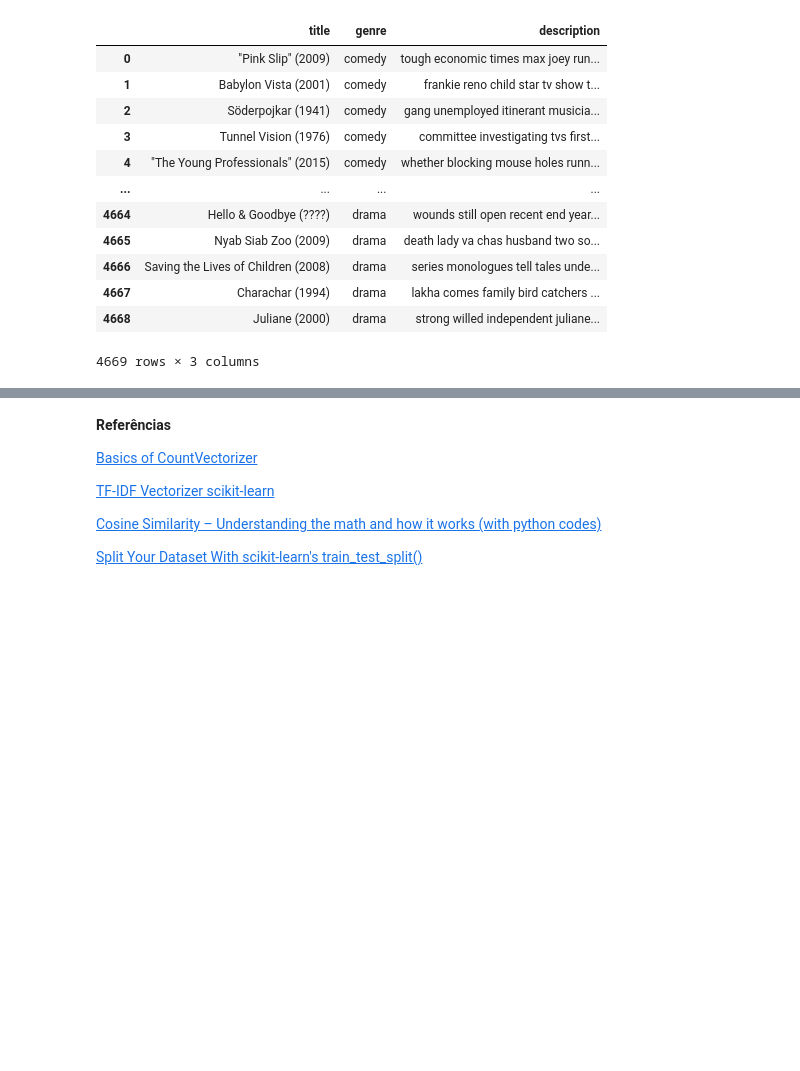
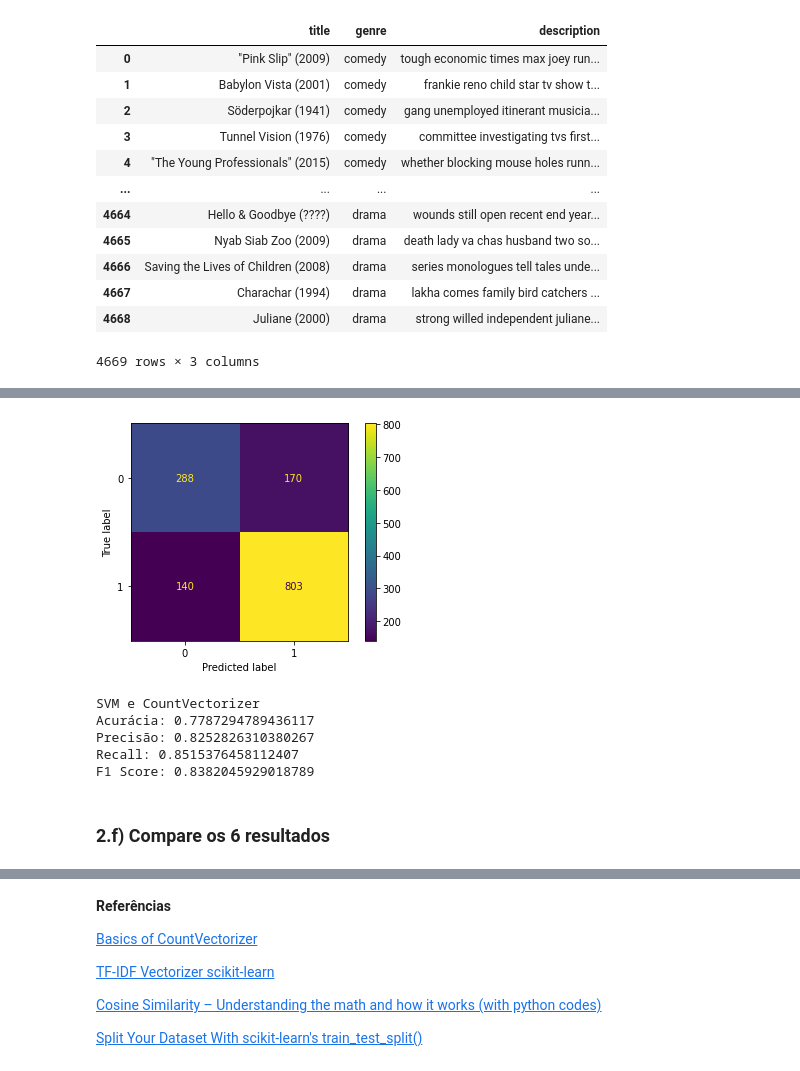
Before and after one commit to audreyemmely/natural-language-processing, a Jupyter notebook: pln_lista3.ipynb, the cells around one changed output, grey strips where cells are left out. Saved outputs shown, nothing was run; the diff lists cells and outputs as text; code cells hidden in the pictures; blank space fills up the shorter version.

```diff
--- a/pln_lista3.ipynb
+++ b/pln_lista3.ipynb
@@ -271,0 +365,25 @@ SVM, Redes neurais, LSTM
+# %%
+# SVM com countvectorizer
+
+cl_svm = LinearSVC().fit(count_X_train.toarray(), count_y_train)
+count_y_pred_svm = cl_svm.predict(count_X_test.toarray())
+# %%
+plot_confusion_matrix(cl_svm, count_X_test.toarray(), count_y_test)
+plt.show()
+# %% [output]
+[figure, added]
+# %%
+accuracy_svm_count = accuracy_score(count_y_test, count_y_pred_svm)
+precision_svm_count = precision_score(count_y_test, count_y_pred_svm)
+recall_svm_count = recall_score(count_y_test, count_y_pred_svm)
+f1_svm_count = f1_score(count_y_test, count_y_pred_svm)
+
+print("SVM e CountVectorizer\nAcurácia: {}\nPrecisão: {}\nRecall: {}\nF1 Score: {}\n".format(accuracy_svm_count, precision_svm_count, recall_svm_count, f1_svm_count))
+# %% [output]
+SVM e CountVectorizer
+Acurácia: 0.7787294789436117
+Precisão: 0.8252826310380267
+Recall: 0.8515376458112407
+F1 Score: 0.8382045929018789
+# %% [markdown]
+### 2.f) Compare os 6 resultados
```
Also changed, not shown: parts of 34 cells of this notebook.
